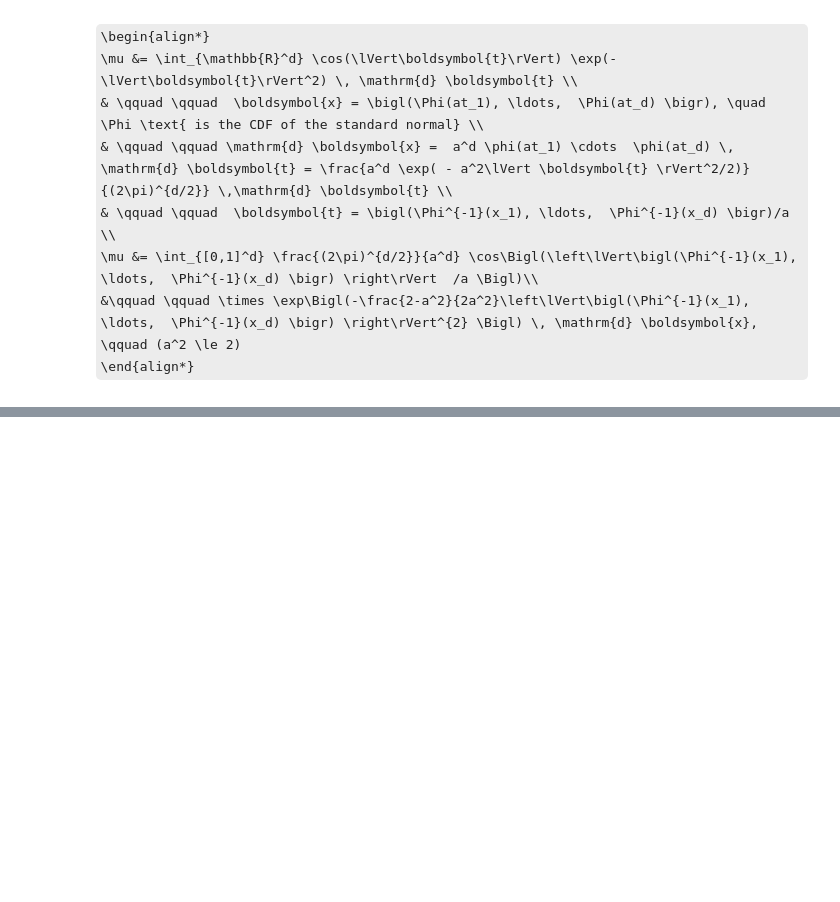
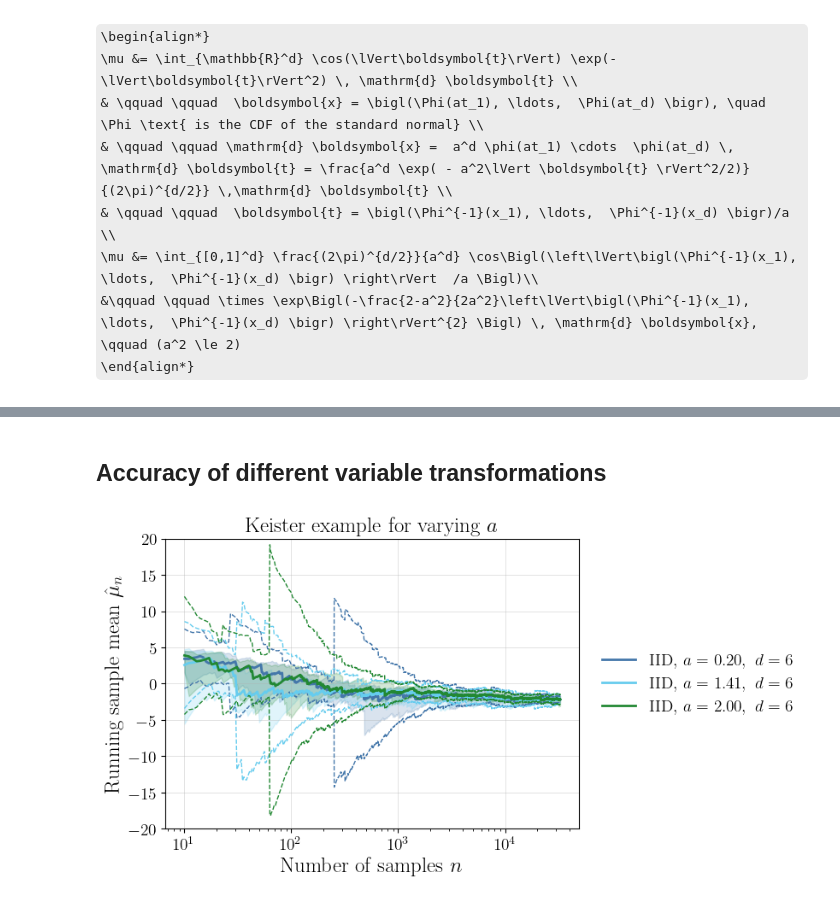
Before and after one commit to QMCSoftware/MATH565Fall2025, a Jupyter notebook: notebooks/KeisterExample.ipynb, the cells around one changed output, grey strips where cells are left out. Saved outputs shown, nothing was run; the diff lists cells and outputs as text; code cells hidden in the pictures; some formulas as TeX source; blank space fills up the shorter version.

```diff
--- a/notebooks/KeisterExample.ipynb
+++ b/notebooks/KeisterExample.ipynb
@@ -102,0 +103,23 @@ fig.tight_layout()
+# %% [markdown]
+## Accuracy of different variable transformations
+# %%
+from classlib.plots import plot_middle_half_sample_mean, plot_multiple_middle_half_sample_means
+n = 2**16
+d = 6
+configs = {
+    # IID entries
+    f"IID a={a:g}, d={d}": {
+        "sampler": (lambda n : np.random.random((n, d))),
+        "f":       (lambda x : f_keister(x, a)),
+        "label":   rf"IID, $a={a:4.2f},\ d={d}$",
+    }
+    for a in a_list
+}
+
+ax, info = plot_multiple_middle_half_sample_means(
+    configs,
+    title="Keister example for varying $a$",
+    ylim=(-20,20)
+)
+# %% [output]
+[figure, added]
```
Also changed, not shown: parts of 4 cells of this notebook, 11 other files.
